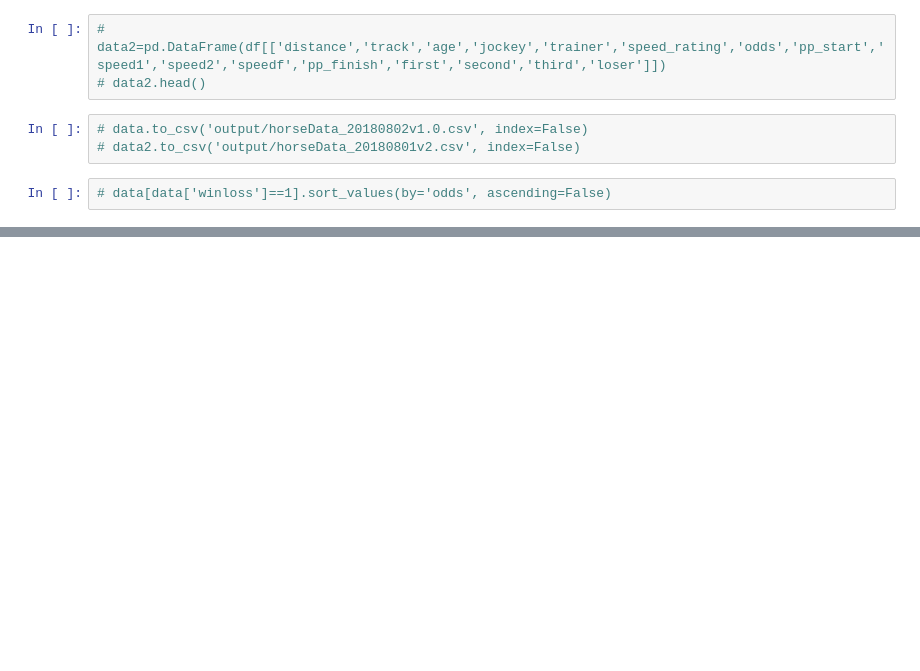
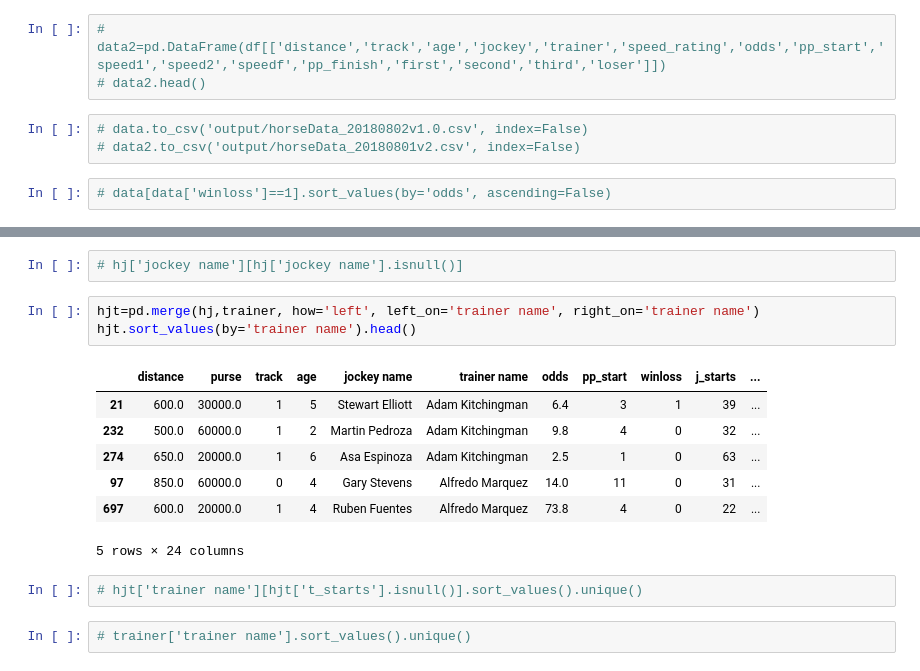
Before and after one commit to theBlindRooster/ML_HorseRacing, a Jupyter notebook: Horsiesv2.ipynb, the cells around one changed output, grey strips where cells are left out. Saved outputs shown, nothing was run; the diff lists cells and outputs as text; blank space fills up the shorter version.

```diff
--- a/Horsiesv2.ipynb
+++ b/Horsiesv2.ipynb
@@ -180,0 +159,17 @@ hj.sort_values(by='jockey name').head()
+# %%
+# hj['jockey name'][hj['jockey name'].isnull()]
+# %%
+hjt=pd.merge(hj,trainer, how='left', left_on='trainer name', right_on='trainer name')
+hjt.sort_values(by='trainer name').head()
+# %% [output]
+|  | distance | purse | track | age | jockey name | trainer name | odds | pp_start | winloss | j_starts | ... |
+| 21 | 600.0 | 30000.0 | 1 | 5 | Stewart Elliott | Adam Kitchingman | 6.4 | 3 | 1 | 39 | ... |
+| 232 | 500.0 | 60000.0 | 1 | 2 | Martin Pedroza | Adam Kitchingman | 9.8 | 4 | 0 | 32 | ... |
+| 274 | 650.0 | 20000.0 | 1 | 6 | Asa Espinoza | Adam Kitchingman | 2.5 | 1 | 0 | 63 | ... |
+| 97 | 850.0 | 60000.0 | 0 | 4 | Gary Stevens | Alfredo Marquez | 14.0 | 11 | 0 | 31 | ... |
+| 697 | 600.0 | 20000.0 | 1 | 4 | Ruben Fuentes | Alfredo Marquez | 73.8 | 4 | 0 | 22 | ... |
+5 rows × 24 columns
+# %%
+# hjt['trainer name'][hjt['t_starts'].isnull()].sort_values().unique()
+# %%
+# trainer['trainer name'].sort_values().unique()
```
Also changed, not shown: parts of 12 cells of this notebook, 4 other files.
